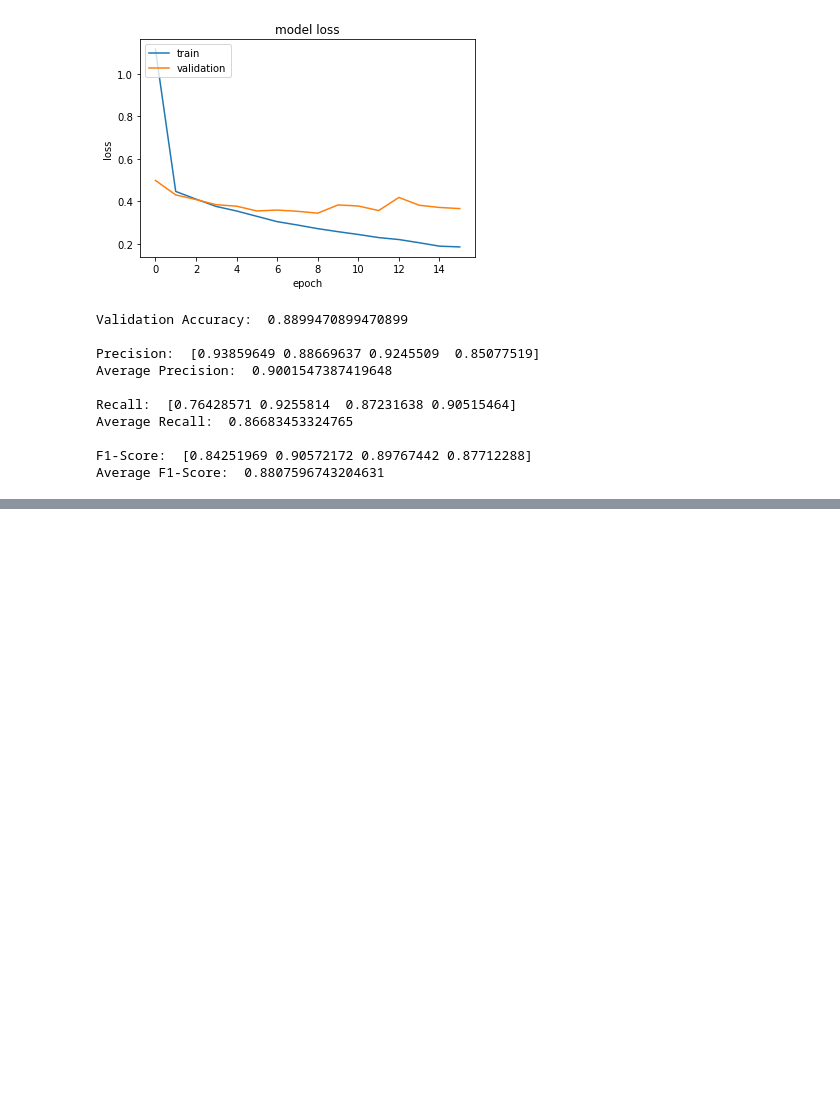
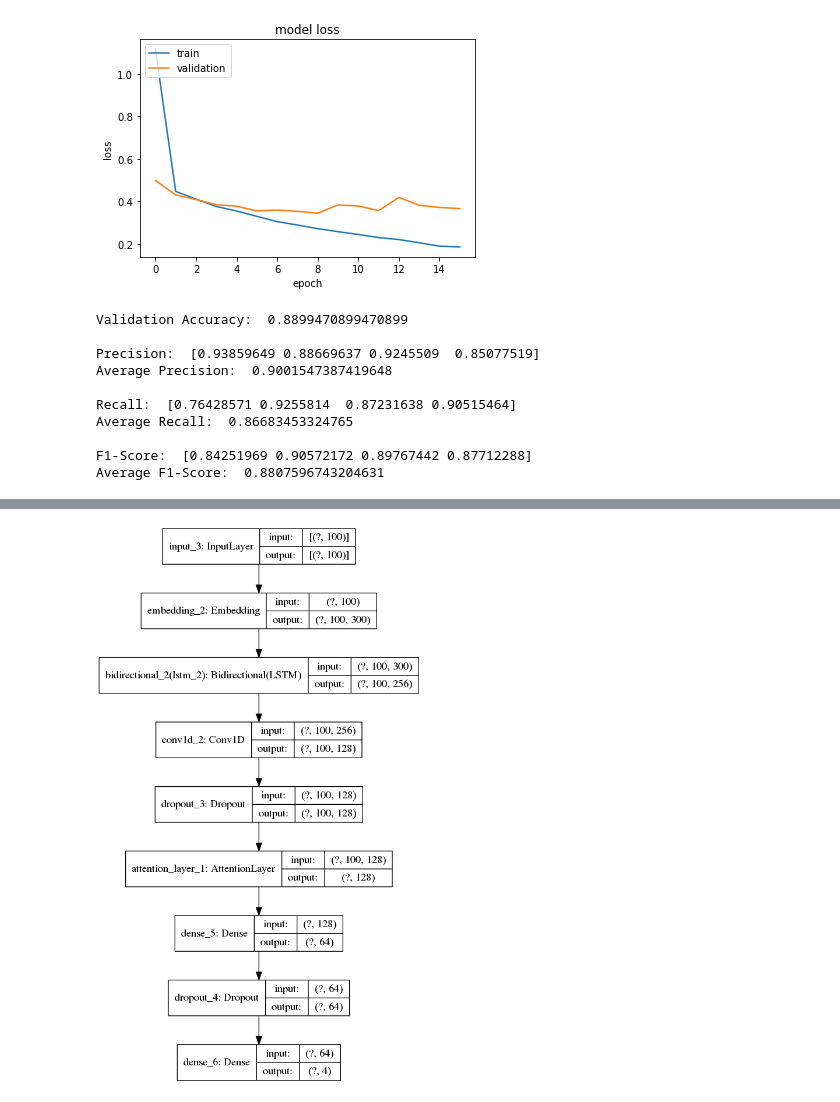
Before and after one commit to athrvkk/ICON-2020-TechDoFication, a Jupyter notebook: classifiers/dl-models-ds-raw.ipynb, the cells around one changed output, grey strips where cells are left out. Drawn from its saved outputs; the diff is of its cells as text; code cells hidden in the pictures; blank space fills up the shorter version.

Commit message:
uploaded BiLSTM-CNN-Attention model

```diff
--- a/classifiers/dl-models-ds-raw.ipynb
+++ b/classifiers/dl-models-ds-raw.ipynb
@@ -605,0 +605,19 @@ save_model(myBiLSTM_CNN, "BiLSTM-CNN-f1-8807")
+# %%
+Input1 = Input(shape=(input_len,))
+Embedding_layer1 = Embedding(input_dim=input_dim,
+                             output_dim=embedding_dim,
+                             weights=[embedding_matrix],
+                             trainable=False)(Input1)
+
+LSTM1 = Bidirectional(LSTM(128, dropout=0.25, return_sequences=True))(Embedding_layer1)
+Conv1 = Conv1D(128, kernel_size=5, activation='relu', padding='same')(LSTM1)
+Dropout2 = Dropout(0.25)(Conv1)
+
+Attention = AttentionLayer()(Dropout2)
+Dense2 = Dense(64, activation='relu')(Attention)
+Dropout3 = Dropout(0.3)(Dense2)
+output = Dense(4, activation='softmax')(Dropout3)
+
+myBiLSTM_CNN_Att = Model(inputs=Input1, outputs=output)
+myBiLSTM_CNN_Att.compile(optimizer='adam', loss='sparse_categorical_crossentropy', metrics=['acc'])
+myBiLSTM_CNN_Att.summary()
@@ -605,0 +642,4 @@ save_model(myBiLSTM_CNN, "BiLSTM-CNN-f1-8807")
+# %%
+plot_model(myBiLSTM_CNN_Att, show_shapes=True)
+# %% [output]
+[figure, added]
```
Also changed, not shown: parts of 13 cells of this notebook, 8 other files.
